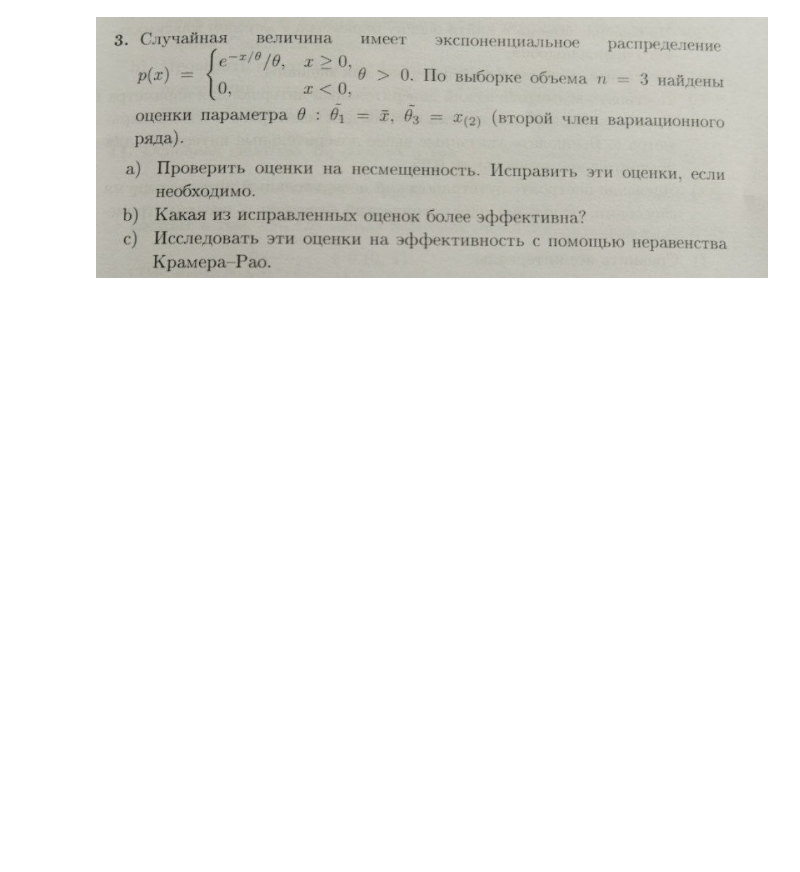
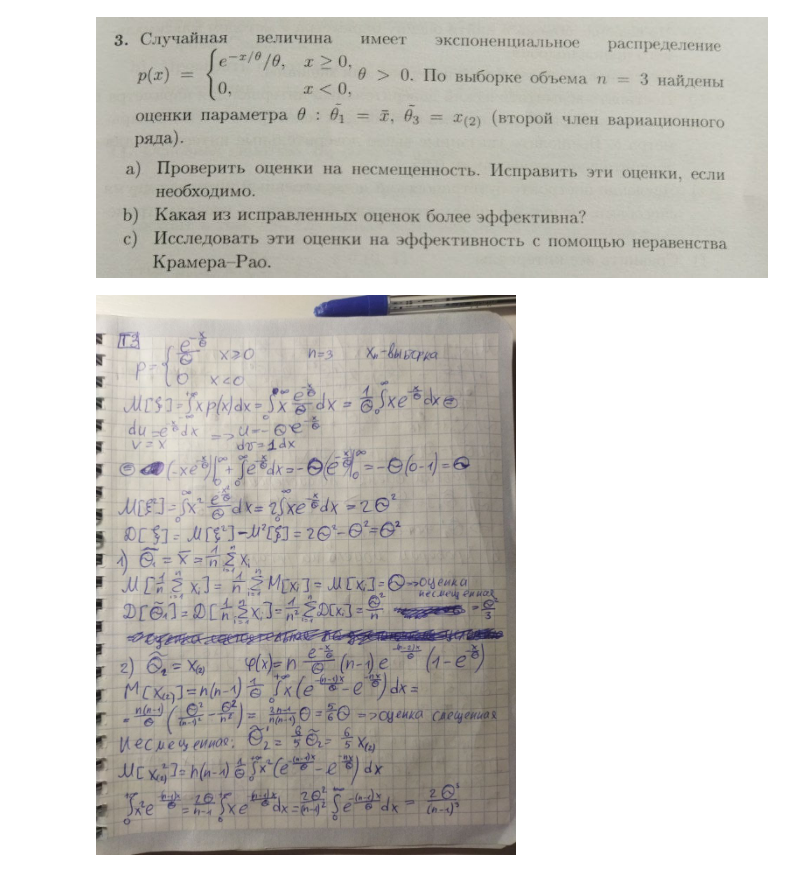
Before and after one commit to Salnikova-Lida/Math_stat_2025_spring, a Jupyter notebook: assignment_1/task3.ipynb, the cells around one changed output. Drawn from its saved outputs; the diff is of its cells as text; code cells hidden in the pictures; blank space fills up the shorter version.

```diff
--- a/assignment_1/task3.ipynb
+++ b/assignment_1/task3.ipynb
@@ -4,3 +4,7 @@ from IPython.display import Image
 Image("images/photo_5350494331657645189_y.jpg")
 # %% [output]
 [figure]
+# %%
+Image("images/photo_5363825699691035153_y.jpg")
+# %% [output]
+[figure, added]
```
Also changed, not shown: parts of 2 cells of this notebook, 3 other files.
